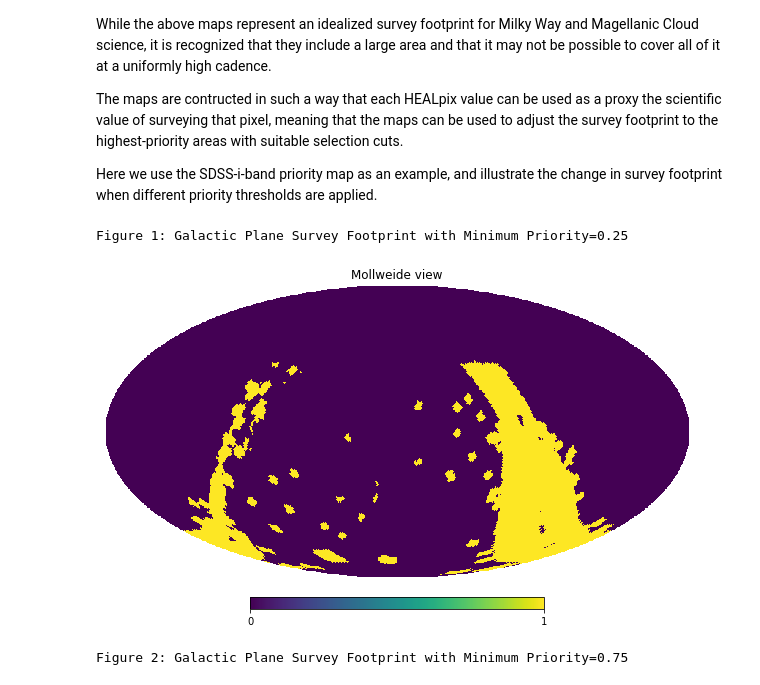
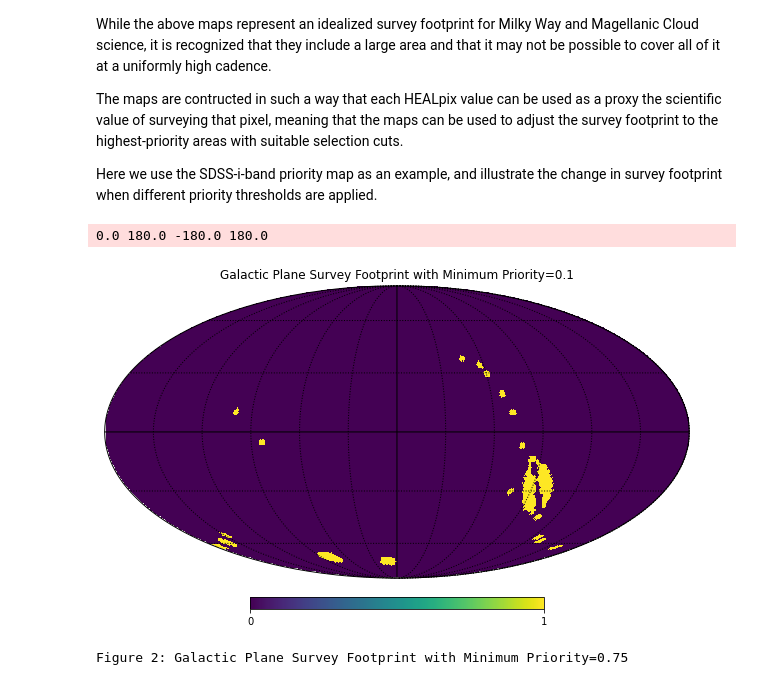
Before and after one commit to LSST-TVSSC/software_tools, a Jupyter notebook: GalacticPlaneSurveyFootprint.ipynb, the cells around one changed output. Cells and saved outputs as stored; diff of their text form; code cells hidden in the pictures.

```diff
--- a/GalacticPlaneSurveyFootprint.ipynb
+++ b/GalacticPlaneSurveyFootprint.ipynb
@@ -38,19 +38,21 @@ The maps are contructed in such a way that each HEALpix value can be used as a p
 Here we use the SDSS-i-band priority map as an example, and illustrate the change in survey footprint when different priority thresholds are applied.
 # %%
 NSIDE = 64
-footprint_maps_dir = getenv('FOOTPRINT_MAPS_DIR')
-GP_footprint1 = hp.read_map(path.join(footprint_maps_dir,'maps_no_pencilbeams','GalPlane_priority_map_i.fits'), dtype=np.float64)
+footprint_maps_dir = './footprint_maps'
+GP_footprint1 = hp.read_map(path.join(footprint_maps_dir,'priority_GalPlane_footprint_map_data_i.fits'), dtype=np.float64)
 # %%
-def galPlane_survey_footprint(GP_footprint, healpix_priority_minimum_threshold = 0.25):
+def galPlane_survey_footprint(GP_footprint, healpix_priority_minimum_threshold = 0.01):
     galwfd = np.where(GP_footprint >= healpix_priority_minimum_threshold,1,0)
     return galwfd
 # %%
-galwfd = galPlane_survey_footprint(GP_footprint1, healpix_priority_minimum_threshold = 0.25)
-hp.mollview(galwfd, max=1)
-print('Figure 1: Galactic Plane Survey Footprint with Minimum Priority=0.25')
+threshold = 0.1
+galwfd = galPlane_survey_footprint(GP_footprint1, healpix_priority_minimum_threshold = threshold)
+hp.mollview(galwfd, max=1, title='Galactic Plane Survey Footprint with Minimum Priority='+str(threshold))
+hp.graticule()
+plt.savefig('maximum_gal_plane_map.png')
 # %% [output]
-Figure 1: Galactic Plane Survey Footprint with Minimum Priority=0.25
+0.0 180.0 -180.0 180.0
-[figure, old version]
+[figure, new version]
 # %%
 galwfd = galPlane_survey_footprint(GP_footprint1,healpix_priority_minimum_threshold = 0.75)
 hp.mollview(galwfd, max=1)
```
Also changed, not shown: 3 other files.
